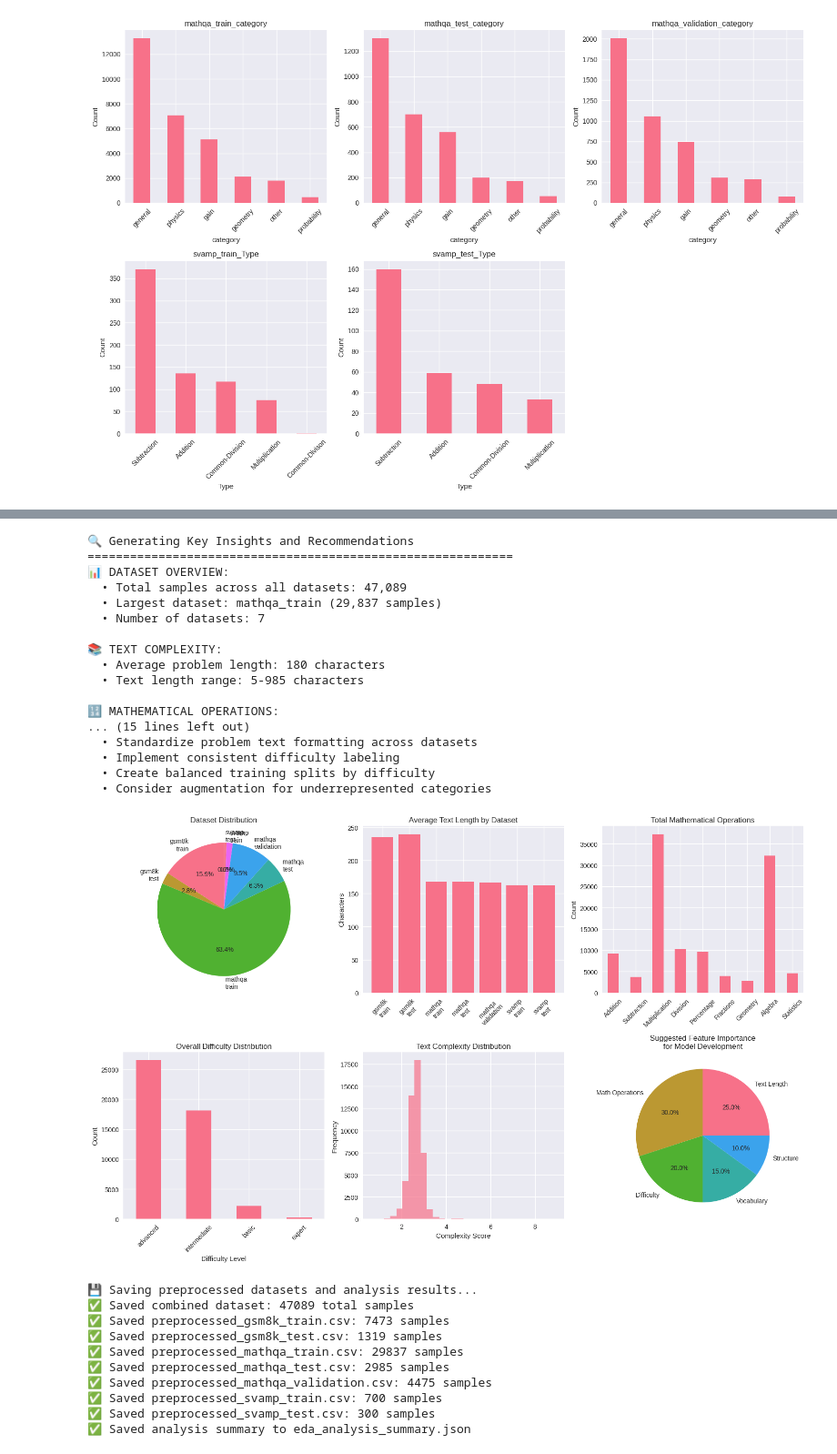
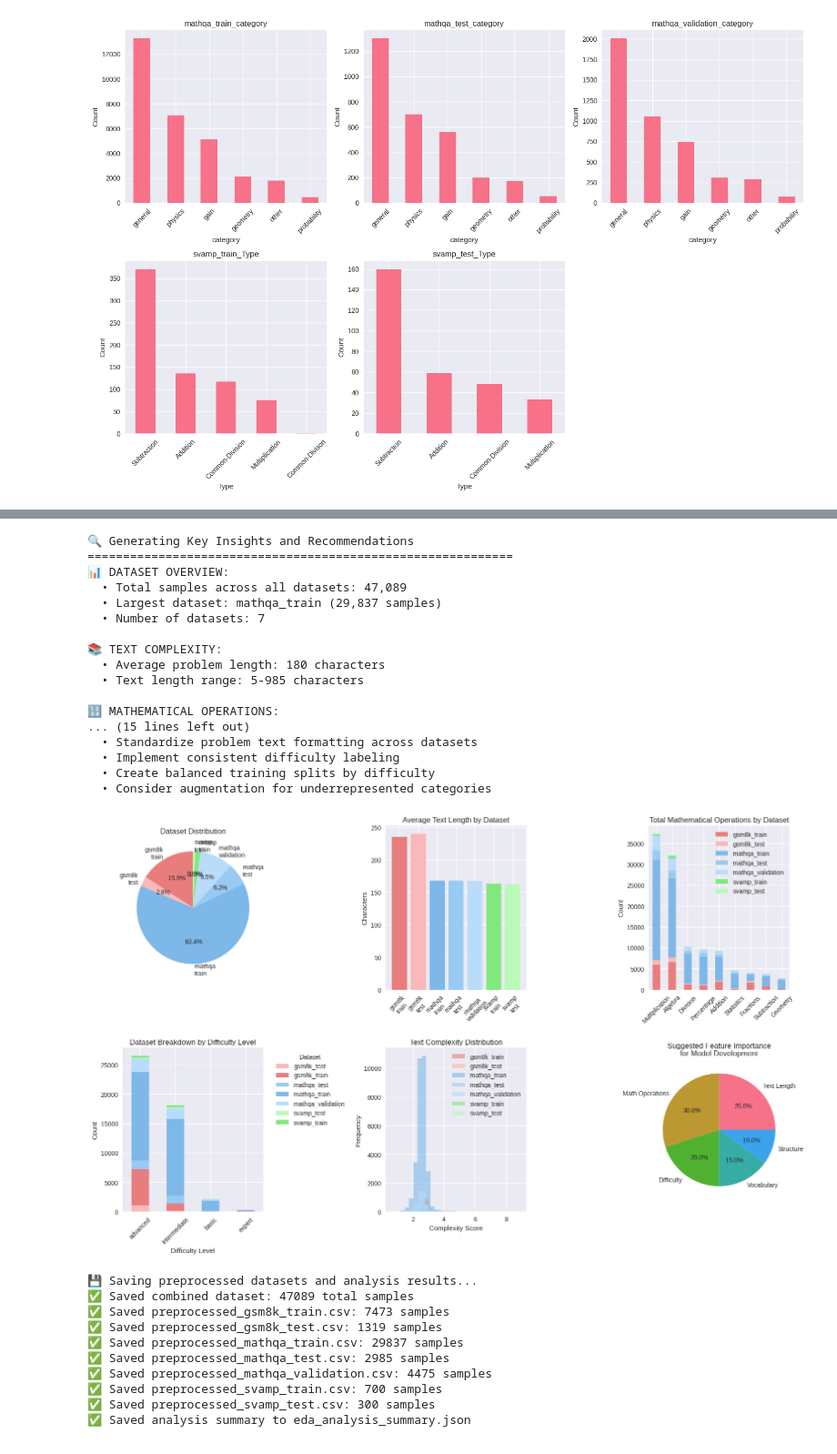
Before and after one commit to kevinmastascusa/symbolic-math-ai, a Jupyter notebook: 02_exploratory_data_analysis.ipynb, the cells around one changed output, grey strips where cells are left out. Shown at 91% size. Cells and saved outputs as stored; diff of their text form; code cells hidden in the pictures.

Commit message:
Consistent Colors across the Graphs

```diff
--- a/02_exploratory_data_analysis.ipynb
+++ b/02_exploratory_data_analysis.ipynb
@@ -728,17 +771,17 @@ def analyze_text_complexity(preprocessed_datasets):
 
         # 1. Average word length by dataset
         axes[0, 0].set_title('Average Word Length by Dataset')
-        sns.boxplot(data=all_complexity, x='dataset', y='avg_word_length', ax=axes[0, 0])
+        sns.boxplot(data=all_complexity, x='dataset', y='avg_word_length', ax=axes[0, 0], palette=dataset_colors)
         axes[0, 0].tick_params(axis='x', rotation=45)
 
         # 2. Unique words ratio
         axes[0, 1].set_title('Vocabulary Diversity by Dataset')
-        sns.boxplot(data=all_complexity, x='dataset', y='unique_words_ratio', ax=axes[0, 1])
+        sns.boxplot(data=all_complexity, x='dataset', y='unique_words_ratio', ax=axes[0, 1], palette=dataset_colors)
         axes[0, 1].tick_params(axis='x', rotation=45)
 
         # 3. Punctuation density
         axes[0, 2].set_title('Punctuation Density by Dataset')
-        sns.boxplot(data=all_complexity, x='dataset', y='punctuation_density', ax=axes[0, 2])
+        sns.boxplot(data=all_complexity, x='dataset', y='punctuation_density', ax=axes[0, 2], palette=dataset_colors)
         axes[0, 2].tick_params(axis='x', rotation=45)
 
         # 4. Word length vs problem length correlation
@@ -746,7 +789,7 @@ def analyze_text_complexity(preprocessed_datasets):
         for dataset in all_complexity['dataset'].unique():
             subset = all_complexity[all_complexity['dataset'] == dataset]
             axes[1, 0].scatter(subset['problem_length'], subset['avg_word_length'],
-                             label=dataset, alpha=0.6)
+                             label=dataset, alpha=0.6, color=dataset_colors.get(dataset, 'gray'))
         axes[1, 0].set_xlabel('Problem Length (characters)')
         axes[1, 0].set_ylabel('Average Word Length')
         axes[1, 0].legend()
@@ -763,7 +806,7 @@ def analyze_text_complexity(preprocessed_datasets):
 
         for dataset in all_complexity['dataset'].unique():
             subset = all_complexity[all_complexity['dataset'] == dataset]
-            axes[1, 2].hist(subset['complexity_score'], alpha=0.6, label=dataset, bins=20)
+            axes[1, 2].hist(subset['complexity_score'], alpha=0.6, label=dataset, bins=20, color=dataset_colors.get(dataset, 'gray'))
         axes[1, 2].set_xlabel('Complexity Score')
         axes[1, 2].set_ylabel('Frequency')
         axes[1, 2].legend()
@@ -869,7 +912,7 @@ def generate_insights(preprocessed_datasets, summary_stats, difficulty_analysis,
     plt.subplot(2, 3, 1)
     sizes = [len(df) for df in preprocessed_datasets.values()]
     names = [name.replace('_', '\n') for name in preprocessed_datasets.keys()]
-    plt.pie(sizes, labels=names, autopct='%1.1f%%', startangle=90)
+    plt.pie(sizes, labels=names, autopct='%1.1f%%', startangle=90, colors=[dataset_colors.get(name, 'gray') for name in preprocessed_datasets.keys()])
     plt.title('Dataset Distribution')
 
     # Average text lengths
@@ -882,7 +925,7 @@ def generate_insights(preprocessed_datasets, summary_stats, difficulty_analysis,
             dataset_names.append(name)
 
     if avg_lengths:
-        plt.bar(range(len(avg_lengths)), avg_lengths)
+        plt.bar(range(len(avg_lengths)), avg_lengths, color=[dataset_colors.get(name, 'gray') for name in dataset_names])
         plt.xticks(range(len(dataset_names)), [name.replace('_', '\n') for name in dataset_names], rotation=45)
         plt.title('Average Text Length by Dataset')
         plt.ylabel('Characters')
@@ -890,30 +933,72 @@ def generate_insights(preprocessed_datasets, summary_stats, difficulty_analysis,
     # Mathematical operations summary
     plt.subplot(2, 3, 3)
     if math_operations:
-        total_ops = pd.DataFrame(math_operations).fillna(0).sum(axis=1)
-        total_ops.plot(kind='bar')
-        plt.title('Total Mathematical Operations')
+        op_df = pd.DataFrame(math_operations).fillna(0)
+
+        # Sort operation types by total counts descending
+        op_df['total'] = op_df.sum(axis=1)
+        op_df = op_df.sort_values('total', ascending=False).drop(columns='total')
+
+        # Plot stacked bar chart: each bar = operation type; stacks = datasets
+        op_df.plot(
+            kind='bar',
+            stacked=True,
+            ax=plt.gca(),
+            color=[dataset_colors.get(ds, 'gray') for ds in op_df.columns]
+        )
+
+        plt.title('Total Mathematical Operations by Dataset')
         plt.xticks(rotation=45)
         plt.ylabel('Count')
+
+
 
     # Difficulty distribution (if available)
     plt.subplot(2, 3, 4)
     if difficulty_analysis is not None and not difficulty_analysis.empty:
-        difficulty_analysis['difficulty'].value_counts().plot(kind='bar')
-        plt.title('Overall Difficulty Distribution')
+        grouped = difficulty_analysis.groupby(['difficulty', 'dataset']).size().unstack(fill_value=0)
+
+        # Sort bars by total count per difficulty (descending)
+        grouped['total'] = grouped.sum(axis=1)
+        grouped = grouped.sort_values('total', ascending=False).drop(columns='total')
+
+        # Plot stacked bar
+        grouped.plot(kind='bar', stacked=True, ax=plt.gca(),
+                    color=[dataset_colors.get(ds, 'gray') for ds in grouped.columns])
+
+        plt.title('Dataset Breakdown by Difficulty Level')
         plt.xlabel('Difficulty Level')
         plt.ylabel('Count')
         plt.xticks(rotation=45)
+        plt.legend(title='Dataset', bbox_to_anchor=(1.05, 1), loc='upper left')
+
+
+
 
     # Text complexity score (if available)
     plt.subplot(2, 3, 5)
     if complexity_analysis:
         all_complexity = pd.concat(complexity_analysis.values(), ignore_index=True)
         if 'complexity_score' in all_complexity.columns:
-            plt.hist(all_complexity['complexity_score'], bins=30, alpha=0.7)
+            plotted = set()
+            for _, row in all_complexity.iterrows():
+                dataset = row['dataset']
+                if dataset not in plotted:
+                    subset = all_complexity[all_complexity['dataset'] == dataset]
+                    plt.hist(
+                        subset['complexity_score'],
+                        bins=30,
+                        alpha=0.6,
+                        label=dataset,
+                        color=dataset_colors.get(dataset, 'gray'),
+                    )
+                    plotted.add(dataset)
+
             plt.title('Text Complexity Distribution')
             plt.xlabel('Complexity Score')
             plt.ylabel('Frequency')
+            plt.legend()
+
 
     # Feature importance for modeling
     plt.subplot(2, 3, 6)
@@ -932,34 +1017,34 @@ def generate_insights(preprocessed_datasets, summary_stats, difficulty_analysis,
 
     return insights
 
 # Generate comprehensive insights
 insights = generate_insights(
     preprocessed_datasets,
     summary_stats,
     difficulty_analysis,
     category_analysis,
     math_operations,
     complexity_analysis
 )
 # %% [output]
 🔍 Generating Key Insights and Recommendations
 ============================================================
 📊 DATASET OVERVIEW:
   • Total samples across all datasets: 47,089
   • Largest dataset: mathqa_train (29,837 samples)
   • Number of datasets: 7
 
 📚 TEXT COMPLEXITY:
   • Average problem length: 180 characters
   • Text length range: 5-985 characters
 
 🔢 MATHEMATICAL OPERATIONS:
 ... (15 lines left out)
   • Standardize problem text formatting across datasets
   • Implement consistent difficulty labeling
   • Create balanced training splits by difficulty
   • Consider augmentation for underrepresented categories
-[figure, old version]
+[figure, new version]
 # %%
 ## 12. Save Preprocessed Data and Analysis Results
 
```
Also changed, not shown: parts of 5 cells of this notebook.
